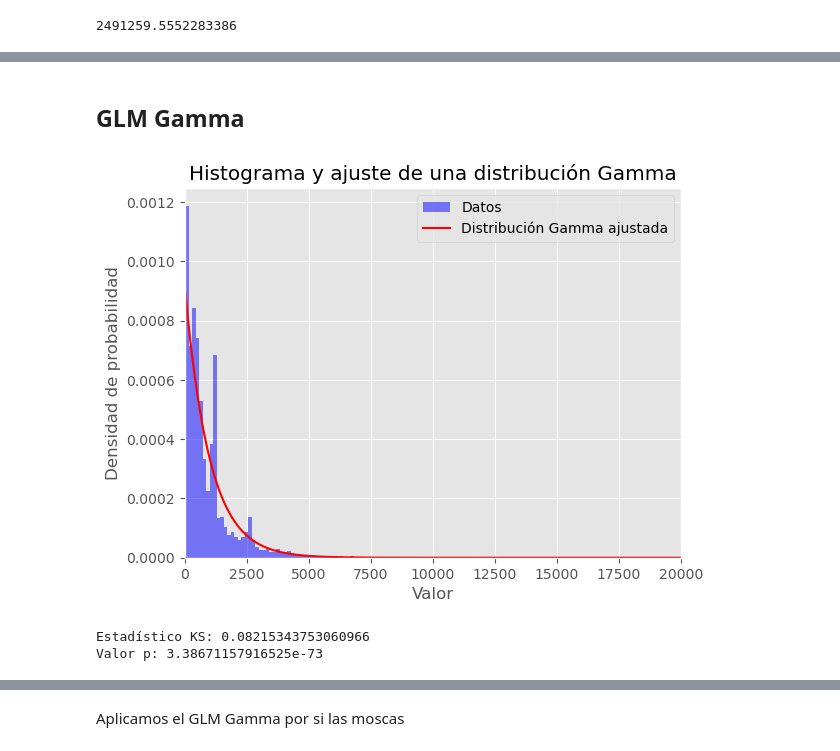
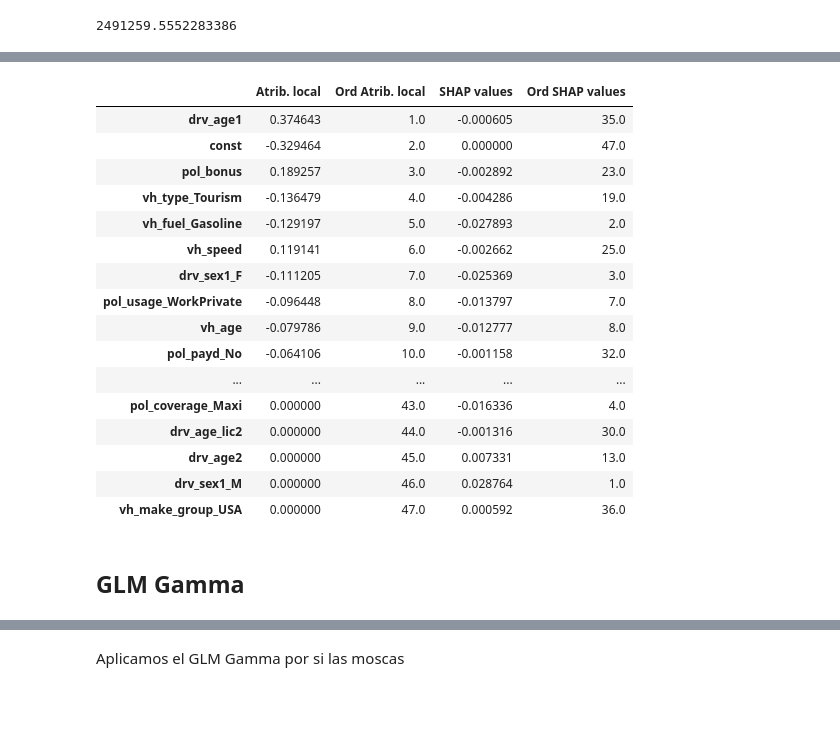
Before and after one commit to Dapricas/TFM_Insurance_pricing_interpretability, a Jupyter notebook: ClaimsIntentoBueno.ipynb, the cells around one changed output, grey strips where cells are left out. Drawn from its saved outputs; the diff is of its cells as text; code cells hidden in the pictures; blank space fills up the shorter version.

```diff
--- a/ClaimsIntentoBueno.ipynb
+++ b/ClaimsIntentoBueno.ipynb
@@ -736,0 +864,3 @@ sum(y_pred_glm_Poisson_test * np.full(len(y_test), np.mean(y_test[y_test['mean_c
+# %%
+atrib_1 = atrib_local_GLM(resultado_modelo_glm_Poisson, X_interpret_count_1)
+orden_1 = get_order_list(atrib_1)
@@ -737,3 +943,30 @@ sum(y_pred_glm_Poisson_test * np.full(len(y_test), np.mean(y_test[y_test['mean_c
+# %%
+# Comparación de resultados de interpretabilidad de atribución local directa contra KernelSHAP
+
+glm_Poisson_shap_values_feat = atrib_1.copy()
+glm_Poisson_shap_values_feat[0:len(glm_Poisson_shap_values_feat)] = glm_Poisson_shap_values
+orden_shap = get_order_list(glm_Poisson_shap_values_feat)
+
+compare_GLM_Poisson_results = pd.DataFrame({'Atrib. local': atrib_1, 'Ord Atrib. local': orden_1, 'SHAP values': glm_Poisson_shap_values_feat, 'Ord SHAP values': orden_shap})
+compare_GLM_Poisson_results.sort_values(by='Ord Atrib. local')
+# %% [output]
+|  | Atrib. local | Ord Atrib. local | SHAP values | Ord SHAP values |
+| drv_age1 | 0.374643 | 1.0 | -0.000605 | 35.0 |
+| const | -0.329464 | 2.0 | 0.000000 | 47.0 |
+| pol_bonus | 0.189257 | 3.0 | -0.002892 | 23.0 |
+| vh_type_Tourism | -0.136479 | 4.0 | -0.004286 | 19.0 |
+| vh_fuel_Gasoline | -0.129197 | 5.0 | -0.027893 | 2.0 |
+| vh_speed | 0.119141 | 6.0 | -0.002662 | 25.0 |
+| drv_sex1_F | -0.111205 | 7.0 | -0.025369 | 3.0 |
+| pol_usage_WorkPrivate | -0.096448 | 8.0 | -0.013797 | 7.0 |
+| vh_age | -0.079786 | 9.0 | -0.012777 | 8.0 |
+| pol_payd_No | -0.064106 | 10.0 | -0.001158 | 32.0 |
+| ... | ... | ... | ... | ... |
+| pol_coverage_Maxi | 0.000000 | 43.0 | -0.016336 | 4.0 |
+| drv_age_lic2 | 0.000000 | 44.0 | -0.001316 | 30.0 |
+| drv_age2 | 0.000000 | 45.0 | 0.007331 | 13.0 |
+| drv_sex1_M | 0.000000 | 46.0 | 0.028764 | 1.0 |
+| vh_make_group_USA | 0.000000 | 47.0 | 0.000592 | 36.0 |
 # %% [markdown]
 ## GLM Gamma
 # %%
@@ -750,17 +983,17 @@ plt.hist(data, bins=1000, density=True, alpha=0.5, color='blue', label='Datos')
 # 2. Ajusta una distribución gamma a los datos
 # shape, loc, scale = gamma.fit(data)
 shape = 1
-loc = -100
+loc = 0
 scale = np.mean(pg17trainclaim['claim_amount'])/shape
 
 # 3. Grafica la distribución gamma ajustada
-x = np.linspace(0, 20000, 1000)  # Define el rango de valores en el eje x
+x_plot = np.linspace(0, 20000, 1000)  # Define el rango de valores en el eje x
 distribucion_ajustada = gamma(shape, loc=loc, scale=scale)
-y = distribucion_ajustada.pdf(x)
-plt.plot(x, y, 'r-', label='Distribución Gamma ajustada')
+y_plot = distribucion_ajustada.pdf(x_plot)
+plt.plot(x_plot, y_plot, 'r-', label='Distribución Gamma ajustada')
 
 # Ajusta los límites del eje x
-plt.xlim(0, 20000)
+plt.xlim(0, 8000)
 
 # Añade etiquetas y título al gráfico
 plt.xlabel('Valor')
@@ -770,13 +1003,14 @@ plt.legend()
 
 # Muestra el gráfico
 plt.show()
-# %% [output]
-[figure, removed]
 # %%
 # Supongamos que data es tu conjunto de datos
 data = pg17trainclaim['claim_amount']
 
 # Ajusta una distribución gamma a los datos
+E = np.mean(pg17trainclaim['claim_amount'])
+V = np.var(pg17trainclaim['claim_amount'])
+
 shape = 1
 loc = 0
 scale = np.mean(pg17trainclaim['claim_amount'])/shape
@@ -785,6 +1019,3 @@ scale = np.mean(pg17trainclaim['claim_amount'])/shape
 resultado_ks = kstest(data, 'gamma', args=(shape, loc, scale))
 print("Estadístico KS:", resultado_ks.statistic)
 print("Valor p:", resultado_ks.pvalue)
-# %% [output]
-Estadístico KS: 0.08215343753060966
-Valor p: 3.38671157916525e-73
```
Also changed, not shown: parts of 59 cells of this notebook.
